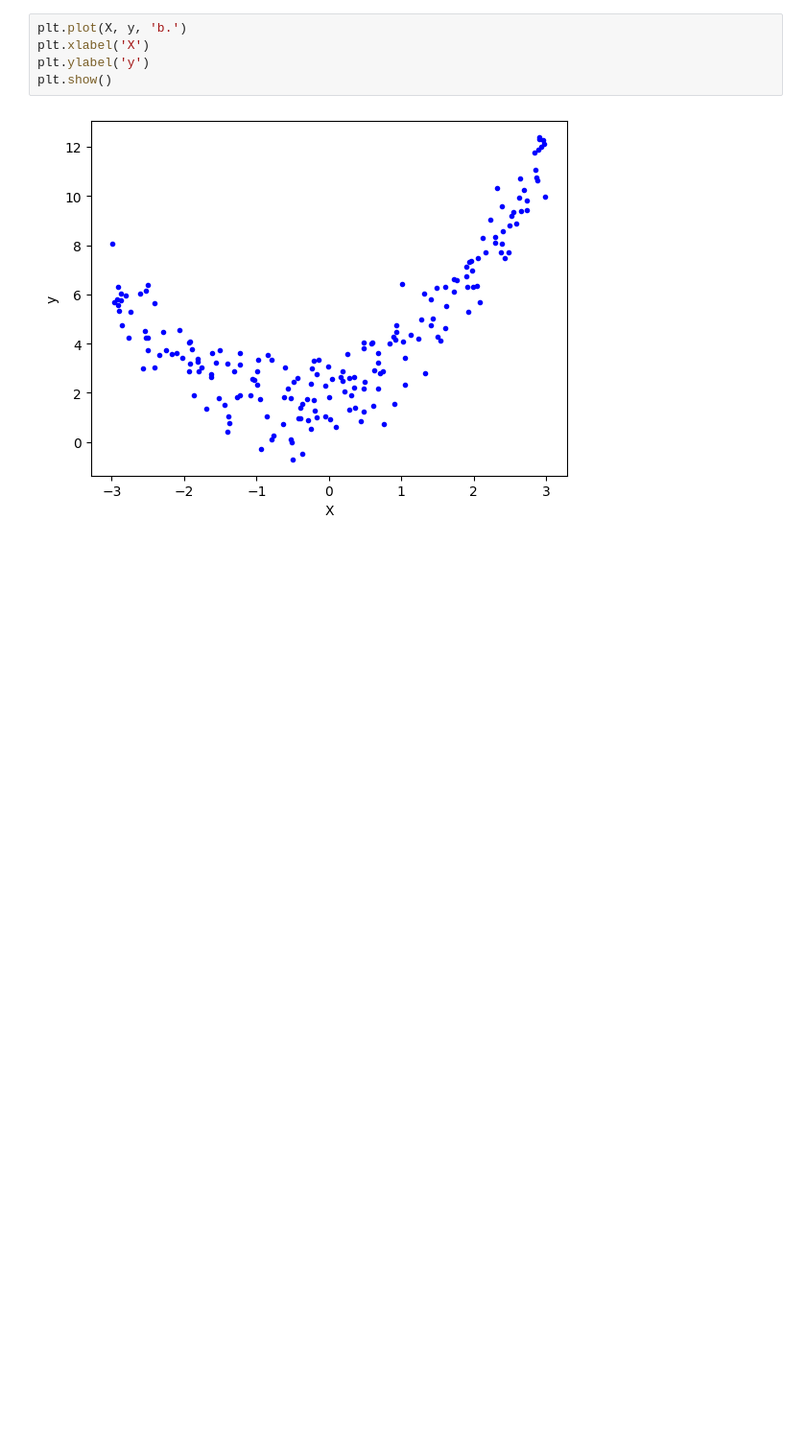
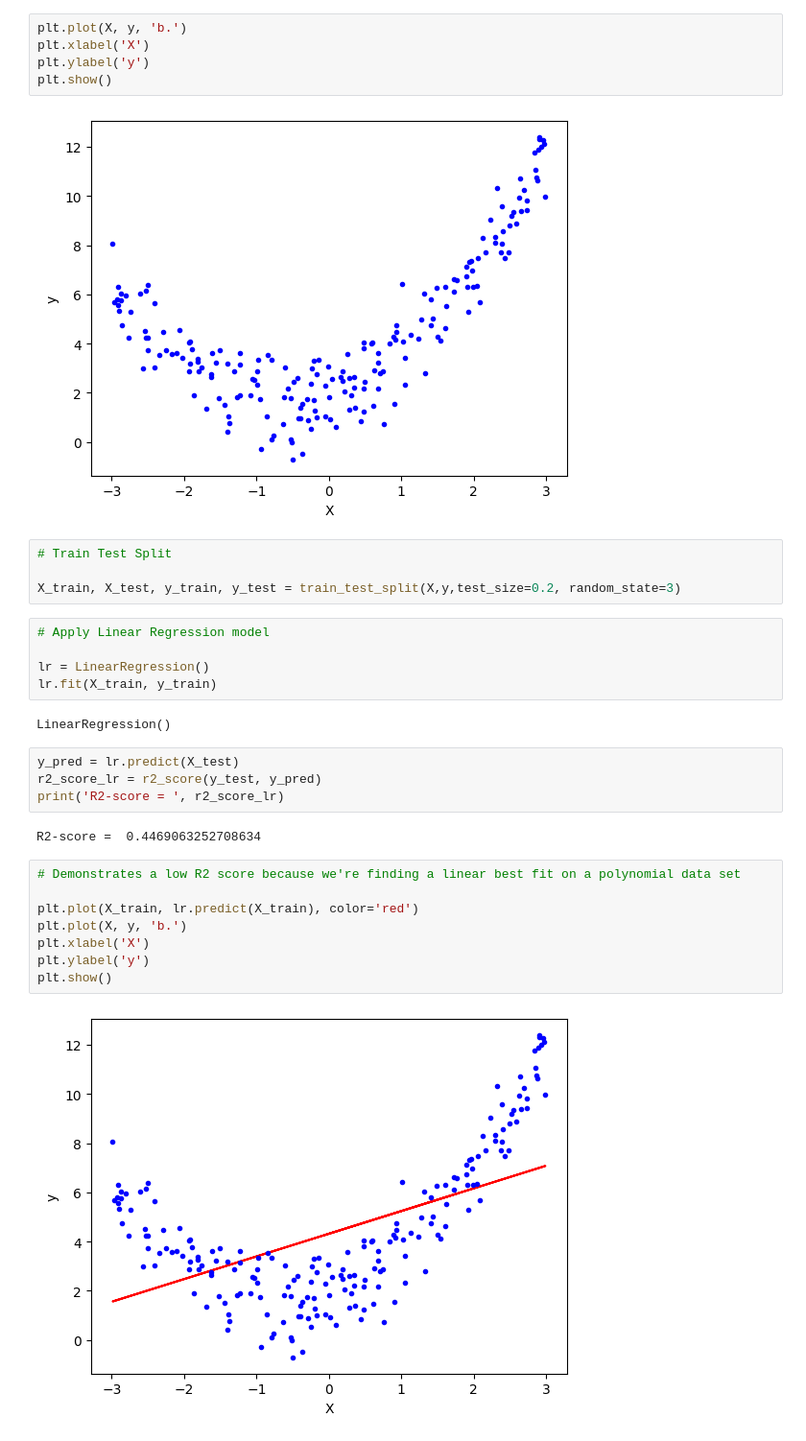
Before and after one commit to srsimonson/machine-learning, a Jupyter notebook: polynomial_regression.ipynb, the cells around one changed output. Shown at 96% size. Saved outputs shown, nothing was run; the diff lists cells and outputs as text; blank space fills up the shorter version.

Commit message:
set up file and demo linear regression

```diff
--- a/polynomial_regression.ipynb
+++ b/polynomial_regression.ipynb
@@ -21,3 +21,30 @@ plt.ylabel('y')
 plt.show()
 # %% [output]
 [figure]
+# %%
+# Train Test Split
+
+X_train, X_test, y_train, y_test = train_test_split(X,y,test_size=0.2, random_state=3)
+# %%
+# Apply Linear Regression model
+
+lr = LinearRegression()
+lr.fit(X_train, y_train)
+# %% [output]
+LinearRegression()
+# %%
+y_pred = lr.predict(X_test)
+r2_score_lr = r2_score(y_test, y_pred)
+print('R2-score = ', r2_score_lr)
+# %% [output]
+R2-score =  0.4469063252708634
+# %%
+# Demonstrates a low R2 score because we're finding a linear best fit on a polynomial data set
+
+plt.plot(X_train, lr.predict(X_train), color='red')
+plt.plot(X, y, 'b.')
+plt.xlabel('X')
+plt.ylabel('y')
+plt.show()
+# %% [output]
+[figure, added]
```
Also changed, not shown: parts of 1 cell of this notebook.
